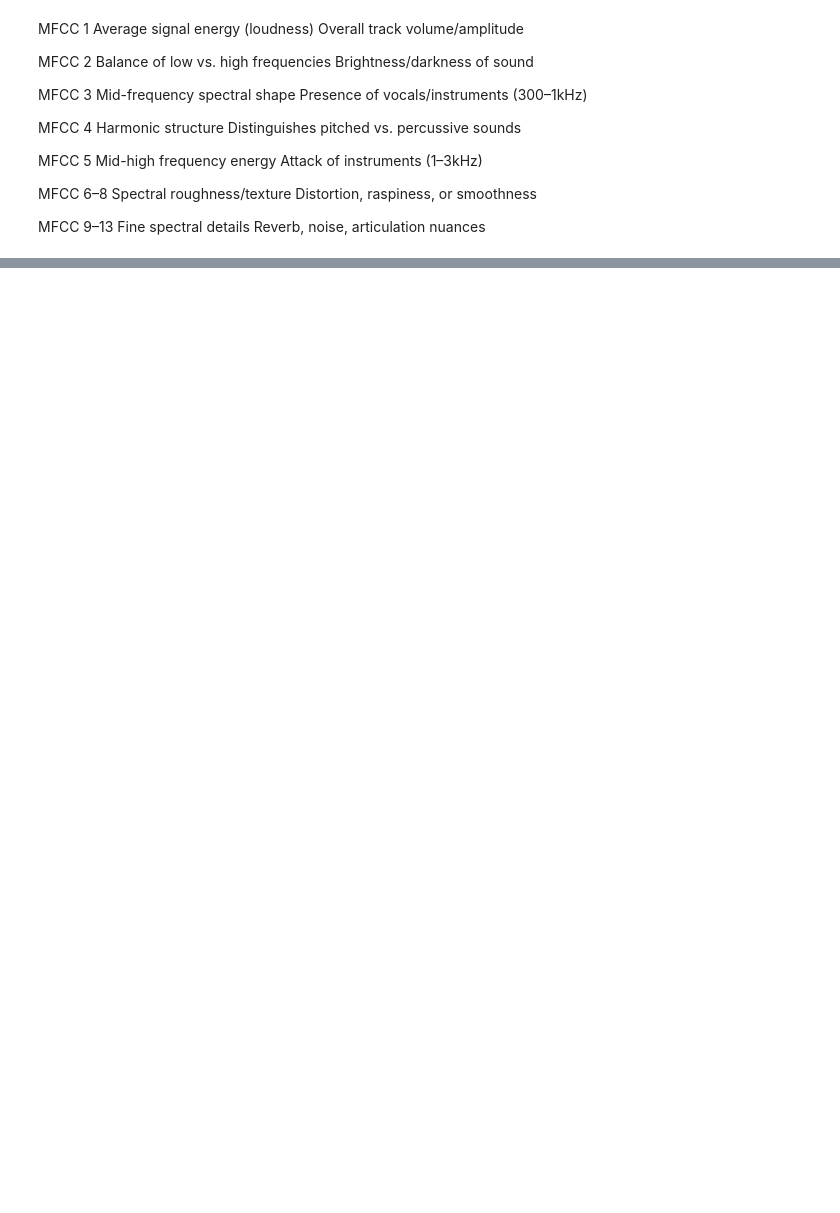
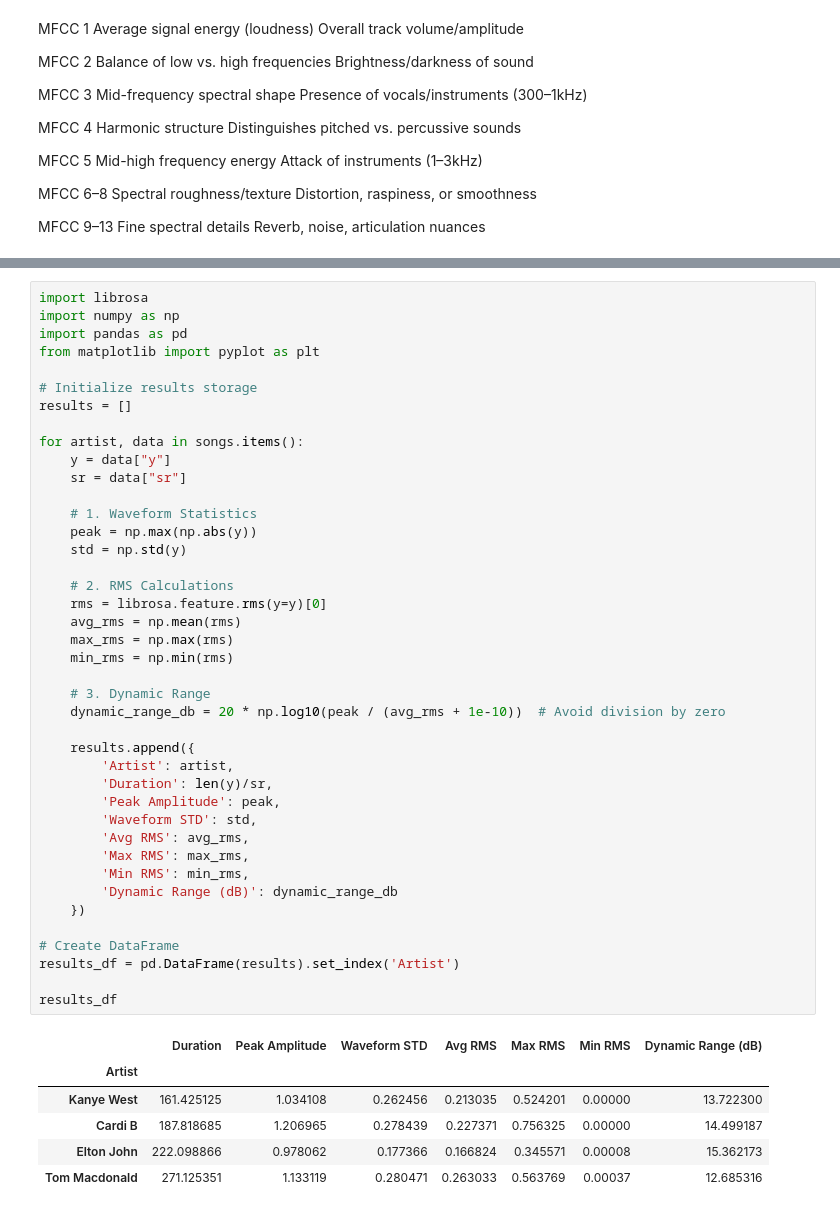
Before and after one commit to jchoi0406/musictransformationanalysis, a Jupyter notebook: audio_analysis.ipynb, the cells around one changed output, grey strips where cells are left out. Drawn from its saved outputs; the diff is of its cells as text; blank space fills up the shorter version.

```diff
--- a/audio_analysis.ipynb
+++ b/audio_analysis.ipynb
@@ -342,0 +372,48 @@ TypeError: 'int' object is not subscriptable
+# %%
+import librosa
+import numpy as np
+import pandas as pd
+from matplotlib import pyplot as plt
+
+# Initialize results storage
+results = []
+
+for artist, data in songs.items():
+    y = data["y"]
+    sr = data["sr"]
+
+    # 1. Waveform Statistics
+    peak = np.max(np.abs(y))
+    std = np.std(y)
+
+    # 2. RMS Calculations
+    rms = librosa.feature.rms(y=y)[0]
+    avg_rms = np.mean(rms)
+    max_rms = np.max(rms)
+    min_rms = np.min(rms)
+
+    # 3. Dynamic Range
+    dynamic_range_db = 20 * np.log10(peak / (avg_rms + 1e-10))  # Avoid division by zero
+
+    results.append({
+        'Artist': artist,
+        'Duration': len(y)/sr,
+        'Peak Amplitude': peak,
+        'Waveform STD': std,
+        'Avg RMS': avg_rms,
+        'Max RMS': max_rms,
+        'Min RMS': min_rms,
+        'Dynamic Range (dB)': dynamic_range_db
+    })
+
+# Create DataFrame
+results_df = pd.DataFrame(results).set_index('Artist')
+
+results_df
+# %% [output]
+|  | Duration | Peak Amplitude | Waveform STD | Avg RMS | Max RMS | Min RMS | Dynamic Range (dB) |
+| Artist |  |  |  |  |  |  |  |
+| Kanye West | 161.425125 | 1.034108 | 0.262456 | 0.213035 | 0.524201 | 0.00000 | 13.722300 |
+| Cardi B | 187.818685 | 1.206965 | 0.278439 | 0.227371 | 0.756325 | 0.00000 | 14.499187 |
+| Elton John | 222.098866 | 0.978062 | 0.177366 | 0.166824 | 0.345571 | 0.00008 | 15.362173 |
+| Tom Macdonald | 271.125351 | 1.133119 | 0.280471 | 0.263033 | 0.563769 | 0.00037 | 12.685316 |
```
Also changed, not shown: parts of 13 cells of this notebook, 5 other files.
